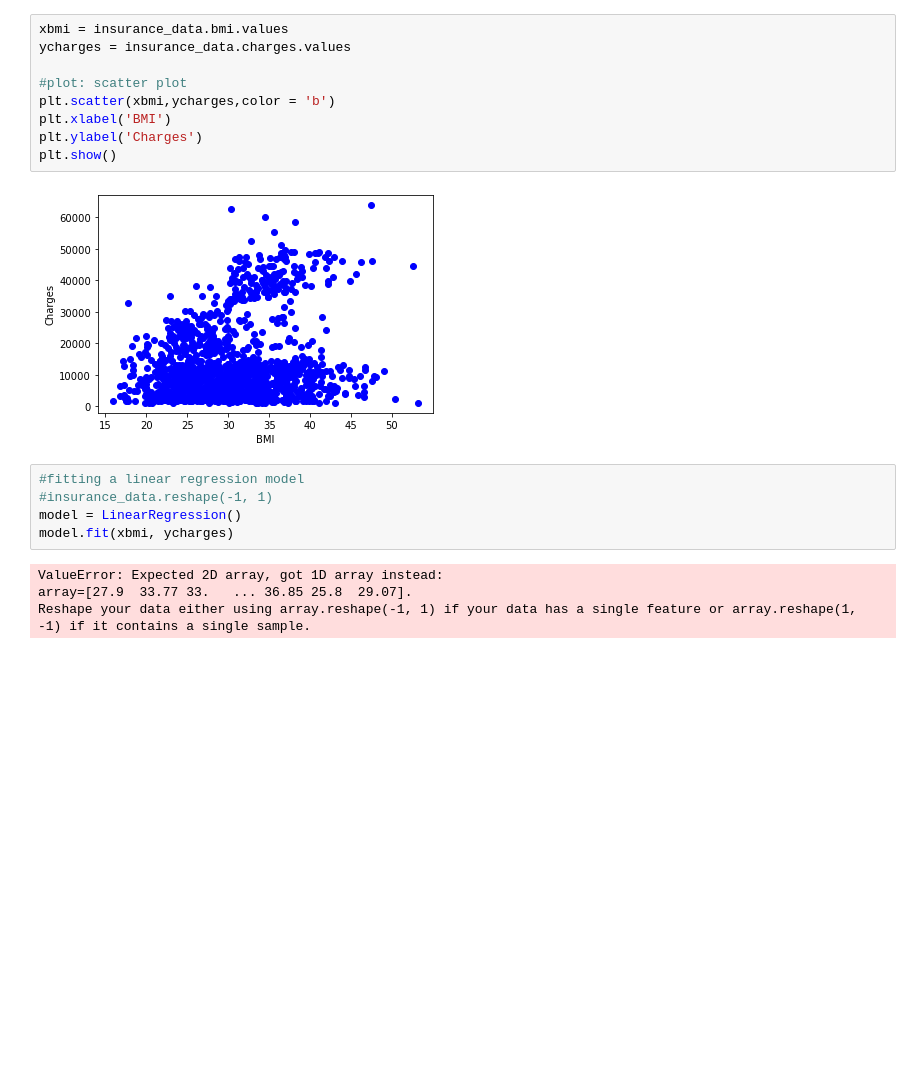
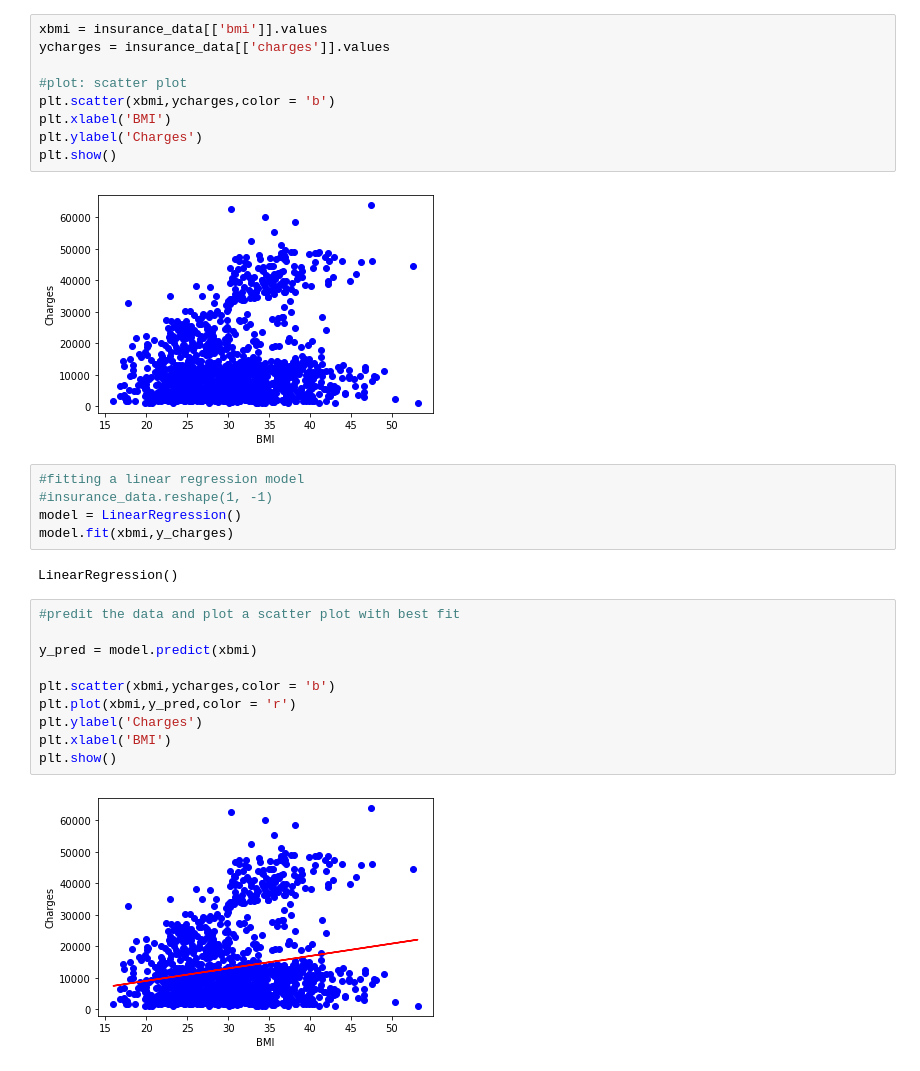
Before and after one commit to profnatoe/Python_For_DataSciences, a Jupyter notebook: LEVEL 3/TASK 3/CompulsoryTask.ipynb, the cells around one changed output. Saved outputs shown, nothing was run; the diff lists cells and outputs as text; blank space fills up the shorter version.

```diff
--- a/LEVEL 3/TASK 3/CompulsoryTask.ipynb
+++ b/LEVEL 3/TASK 3/CompulsoryTask.ipynb
@@ -50,8 +49,8 @@ plt.show()
 # %%
 ###Doing the same thing for bmi and insurance costs
 # %%
-xbmi = insurance_data.bmi.values
-ycharges = insurance_data.charges.values
+xbmi = insurance_data[['bmi']].values
+ycharges = insurance_data[['charges']].values
 
 #plot: scatter plot
 plt.scatter(xbmi,ycharges,color = 'b')
@@ -62,10 +61,20 @@ plt.show()
 [figure]
 # %%
 #fitting a linear regression model
-#insurance_data.reshape(-1, 1)
+#insurance_data.reshape(1, -1)
 model = LinearRegression()
-model.fit(xbmi, ycharges)
+model.fit(xbmi,y_charges)
 # %% [output]
-ValueError: Expected 2D array, got 1D array instead:
-array=[27.9  33.77 33.   ... 36.85 25.8  29.07].
-Reshape your data either using array.reshape(-1, 1) if your data has a single feature or array.reshape(1, -1) if it contains a single sample.
+LinearRegression()
+# %%
+#predit the data and plot a scatter plot with best fit
+
+y_pred = model.predict(xbmi)
+
+plt.scatter(xbmi,ycharges,color = 'b')
+plt.plot(xbmi,y_pred,color = 'r')
+plt.ylabel('Charges')
+plt.xlabel('BMI')
+plt.show()
+# %% [output]
+[figure, added]
```
Also changed, not shown: parts of 1 cell of this notebook.
